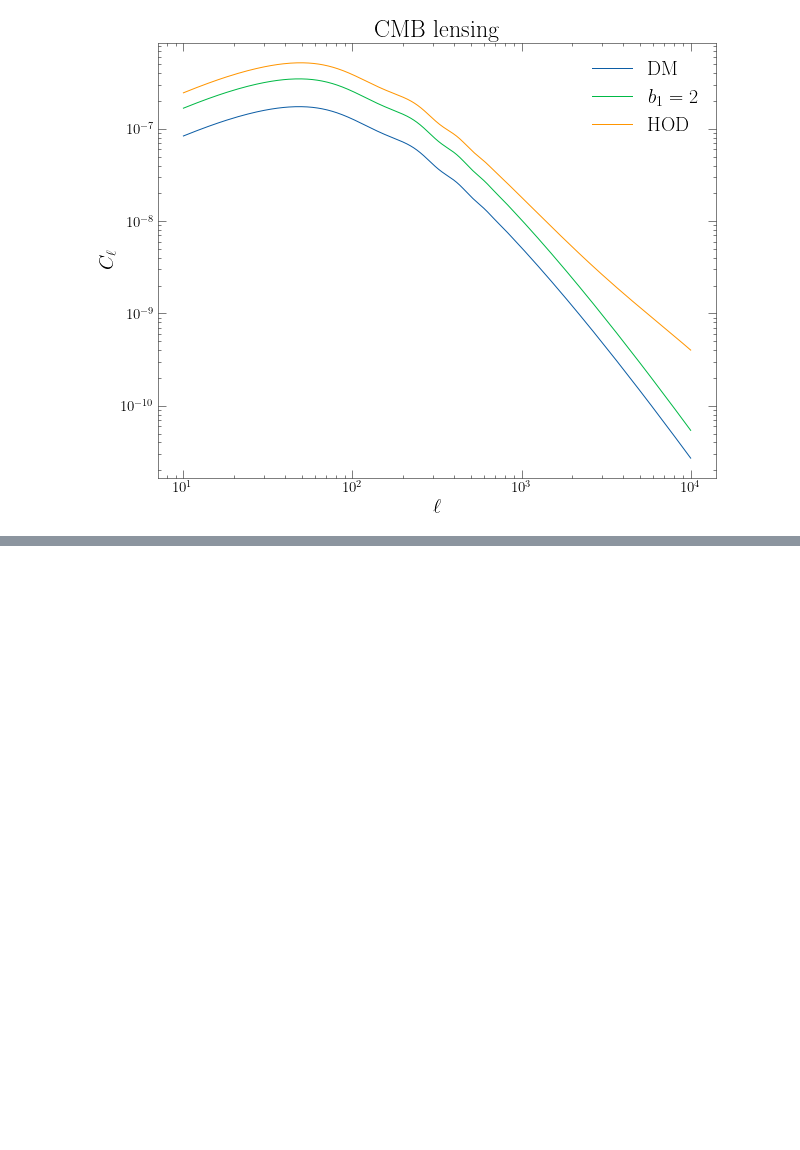
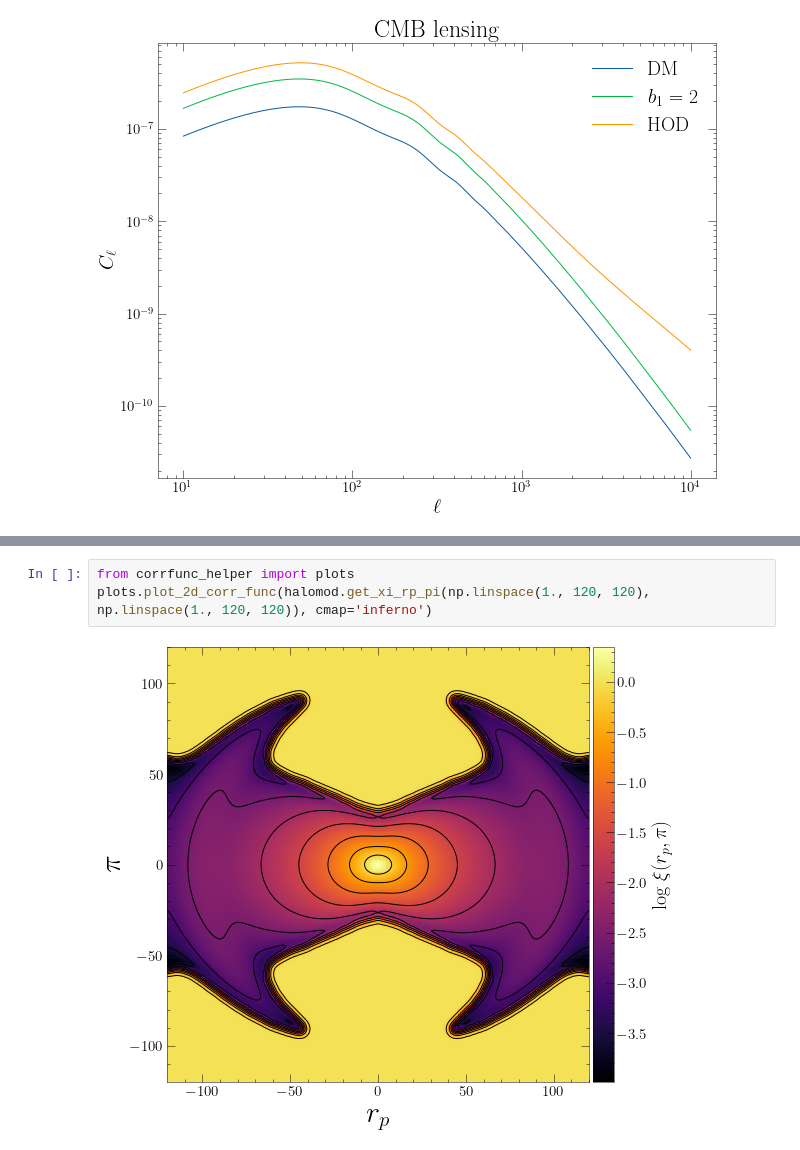
Before and after one commit to gpetter/HaloModelPy, a Jupyter notebook: notebooks/showcase.ipynb, the cells around one changed output, grey strips where cells are left out. Drawn from its saved outputs; the diff is of its cells as text; blank space fills up the shorter version.

```diff
--- a/notebooks/showcase.ipynb
+++ b/notebooks/showcase.ipynb
@@ -124,0 +156,5 @@ Text(0, 0.5, '$C_{\\ell}$')
+# %%
+from corrfunc_helper import plots
+plots.plot_2d_corr_func(halomod.get_xi_rp_pi(np.linspace(1., 120, 120), np.linspace(1., 120, 120)), cmap='inferno')
+# %% [output]
+[figure, added]
```
Also changed, not shown: parts of 8 cells of this notebook, 4 other files.
